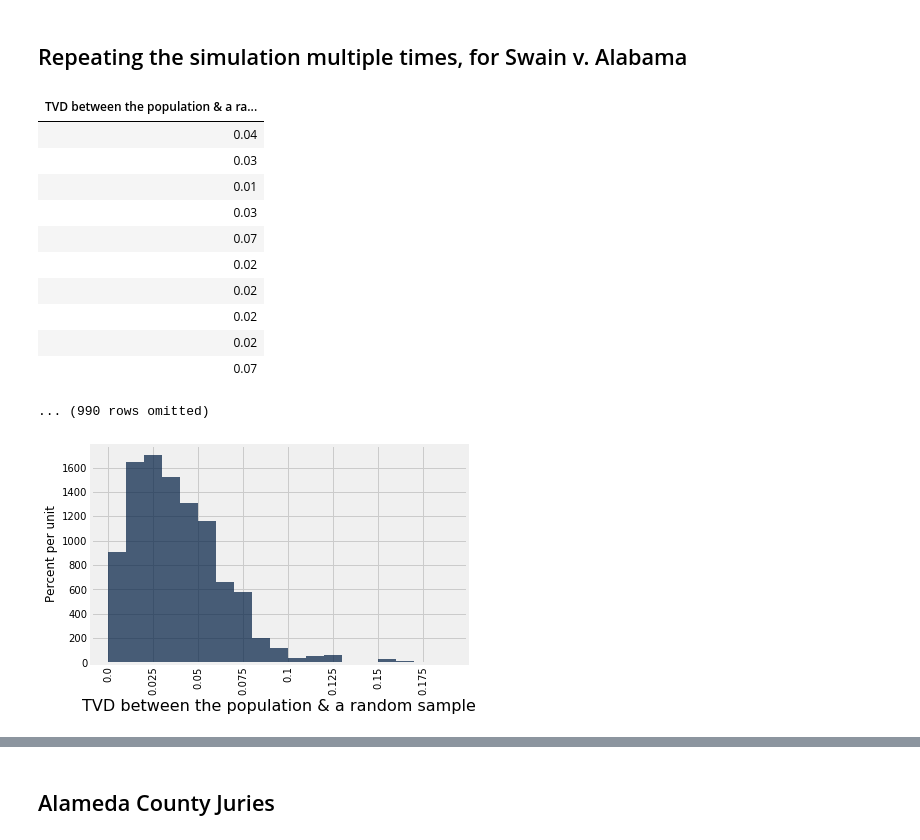
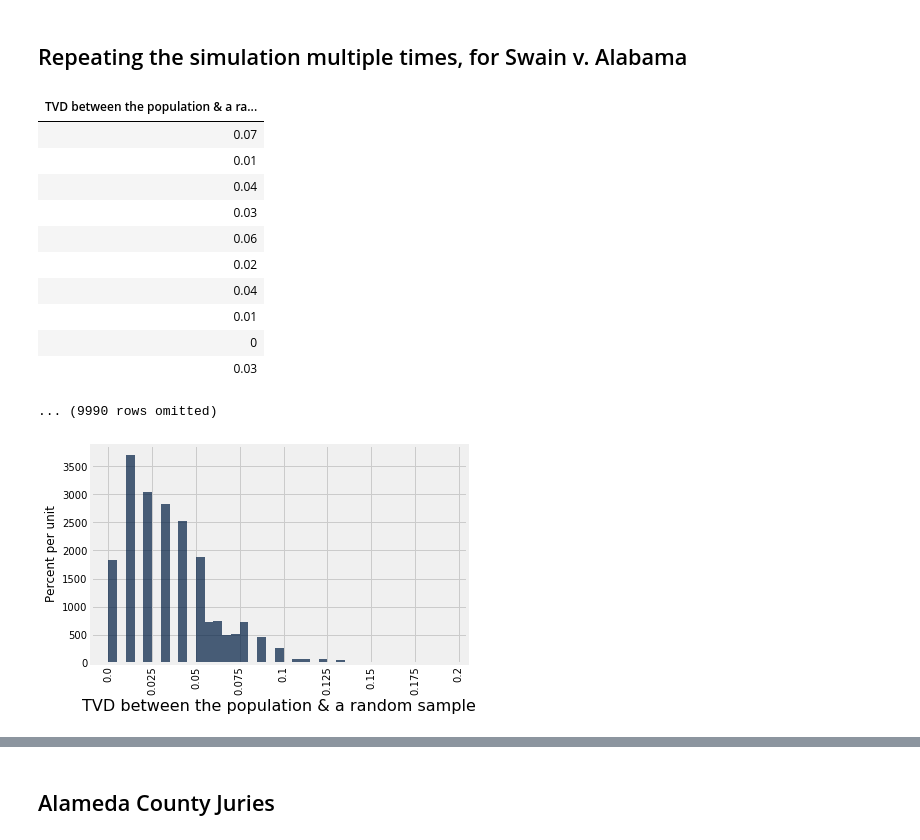
Before and after one commit to data-8/summer, a Jupyter notebook: su17/lecs/lec02.ipynb, the cells around one changed output, grey strips where cells are left out. Drawn from its saved outputs; the diff is of its cells as text; code cells hidden in the pictures.

```diff
--- a/su17/lecs/lec02.ipynb
+++ b/su17/lecs/lec02.ipynb
@@ -246,7 +246,7 @@ random_jury_panel()
 
 tvds = make_array()
 
-for i in np.arange(1000): # Repetitions
+for i in np.arange(10000): # Repetitions
     new_sample = random_jury_panel()
     tvds = np.append(tvds, table_tvd(new_sample, 'Eligible', 'Random'))
 
@@ -254,18 +254,18 @@ results = Table().with_column('TVD between the population & a random sample', tv
 results
 # %% [output]
 | TVD between the population & a ra... |
+| 0.07 |
+| 0.01 |
 | 0.04 |
 | 0.03 |
+| 0.06 |
+| 0.02 |
+| 0.04 |
 | 0.01 |
+| 0 |
 | 0.03 |
-| 0.07 |
-| 0.02 |
-| 0.02 |
-| 0.02 |
-| 0.02 |
-| 0.07 |
-... (990 rows omitted)
+... (9990 rows omitted)
 # %%
-results.hist(bins=np.arange(0, 0.2, 0.01))
+results.hist(bins=np.arange(0, 0.20, 0.005))
 # %% [output]
-[figure, old version]
+[figure, new version]
```
Also changed, not shown: parts of 19 cells of this notebook.
